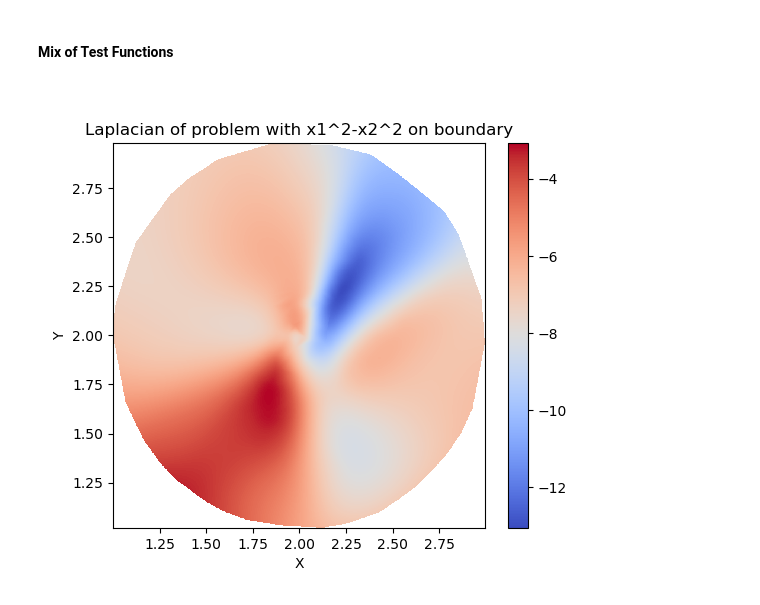
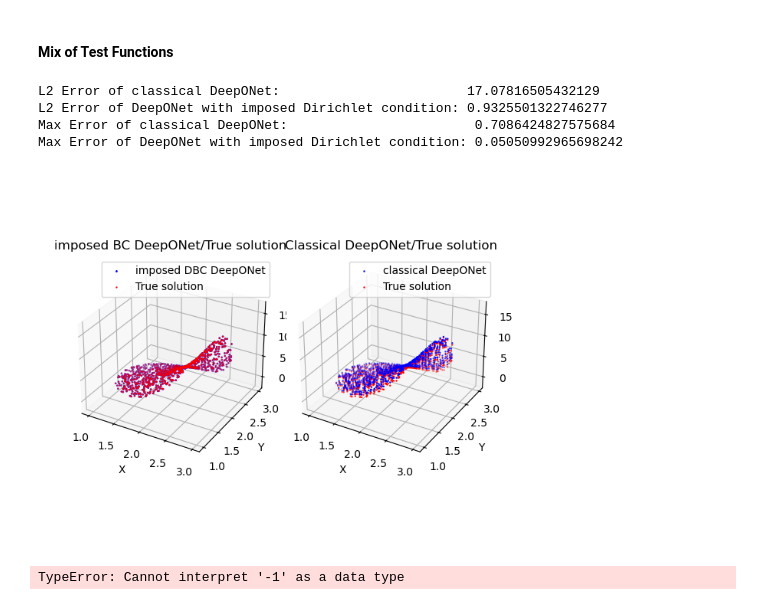
Before and after one commit to SeanDisaro/StarBoundaryNetworks, a Jupyter notebook: src/notebookTests/twoDimLaplaceEq.ipynb, the cells around one changed output. Saved outputs shown, nothing was run; the diff lists cells and outputs as text; code cells hidden in the pictures.

```diff
--- a/src/notebookTests/twoDimLaplaceEq.ipynb
+++ b/src/notebookTests/twoDimLaplaceEq.ipynb
@@ -362,11 +264,71 @@ lossMix = laplacian(neuralOpOutMix, xy_grid, device= device).to("cpu")
+# %%
+#print errors
+print(f"L2 Error of classical DeepONet:                        {errorClassical }")
+print(f"L2 Error of DeepONet with imposed Dirichlet condition: {errorImposed }")
+
+print(f"Max Error of classical DeepONet:                        {maxErrorClassical}")
+print(f"Max Error of DeepONet with imposed Dirichlet condition: {maxErrorImposed}")
+# %% [output]
+L2 Error of classical DeepONet:                        17.07816505432129
+L2 Error of DeepONet with imposed Dirichlet condition: 0.9325501322746277
+Max Error of classical DeepONet:                        0.7086424827575684
+Max Error of DeepONet with imposed Dirichlet condition: 0.05050992965698242
+# %%
+numPointsPlot = min(1000, xy_grid[0].shape[0])
+
+x = xy_grid[0][:numPointsPlot].to("cpu").view(-1).detach().numpy()
+y = xy_grid[1][:numPointsPlot].to("cpu").view(-1).detach().numpy()
+
+zImposedDeepONet = neuralOpOutImposed_Mix[:numPointsPlot].to("cpu").view(-1).detach().numpy()
+zClassicalDeepONet = neuralOpOutClassical_Mix[:numPointsPlot].to("cpu").view(-1).detach().numpy()
+
+ztrue = trueOut[:numPointsPlot].to("cpu").view(-1).detach().numpy()
+
+
+figS3D = plt.figure(figsize=(9, 5))
+# Create a 3D plot
+axS3D1 = figS3D.add_subplot(131, projection='3d')
+axS3D2 = figS3D.add_subplot(132, projection='3d')
+
+#set labels
+axS3D1.set_title('imposed BC DeepONet/True solution')
+axS3D1.set_xlabel('X')
+axS3D1.set_ylabel('Y')
+
+
+axS3D2.set_title('Classical DeepONet/True solution')
+axS3D2.set_xlabel('X')
+axS3D2.set_ylabel('Y')
+
+
+
+
+
+# Plot the surface
+axS3D1.scatter(x, y, zImposedDeepONet, c= "blue", s = 1)
+axS3D1.scatter(x,y,ztrue, c = 'red' , s = 0.5)
+axS3D1.legend(['imposed DBC DeepONet', 'True solution'])
+
+axS3D2.scatter(x, y, zClassicalDeepONet, c = 'blue', s = 0.5)
+axS3D2.scatter(x,y,ztrue, c = 'red', s = 0.5 )
+axS3D2.legend(['classical DeepONet', 'True solution'])
+
+
+
+# Show plot
+plt.tight_layout()
+plt.show()
+# %% [output]
+[figure, added]
 # %%
 # Plot losses on training data points as heatmap
 
 sampleSizeForDrawing = min(1000, xy_grid[0].shape[0])
+
 data = np.empty((sampleSizeForDrawing,3))
 data[:,0] = xy_grid[0][:sampleSizeForDrawing].to("cpu").view(-1).detach().numpy()
 data[:,1] = xy_grid[1][:sampleSizeForDrawing].to("cpu").view(-1).detach().numpy()
-data[:,2] = lossMix[:sampleSizeForDrawing].view(-1).detach().numpy()
+data[:,2] = zClassicalDeepONet[:sampleSizeForDrawing].view(-1).detach().numpy()
 
 # Create a meshgrid to interpolate over (choose grid resolution as needed)
 grid_x, grid_y = np.mgrid[min(data[:, 0]):max(data[:, 0]):1000j,
@@ -386,4 +348,4 @@ plt.xlabel("X")
 plt.ylabel("Y")
 plt.show()
 # %% [output]
-[figure, removed]
+TypeError: Cannot interpret '-1' as a data type
```
Also changed, not shown: parts of 47 cells of this notebook, 13 other files.
